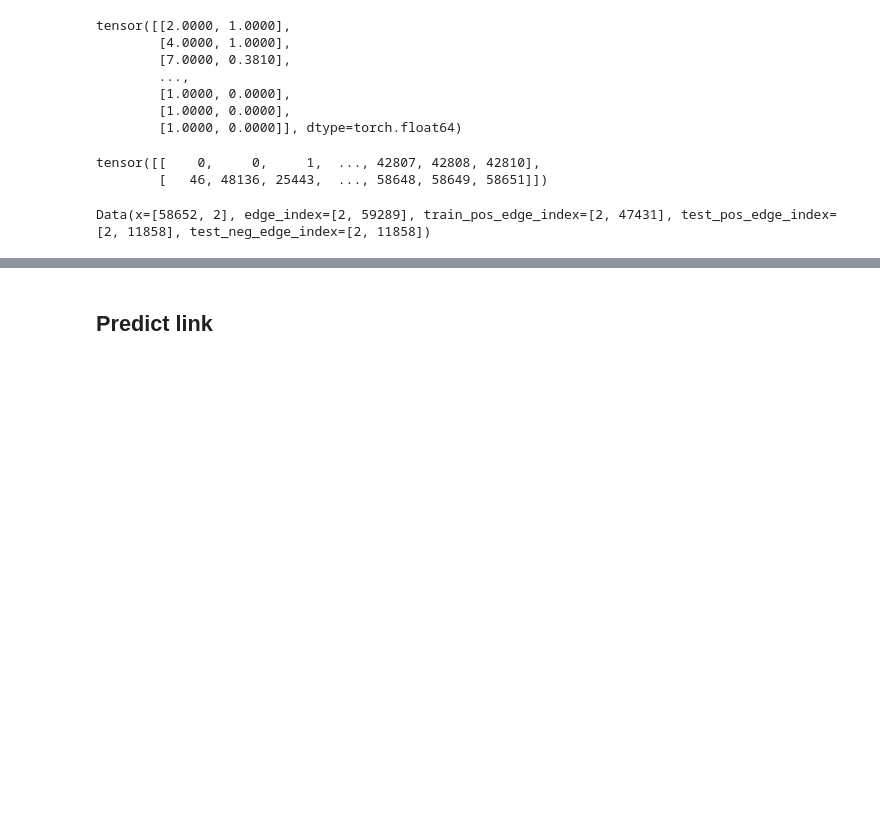
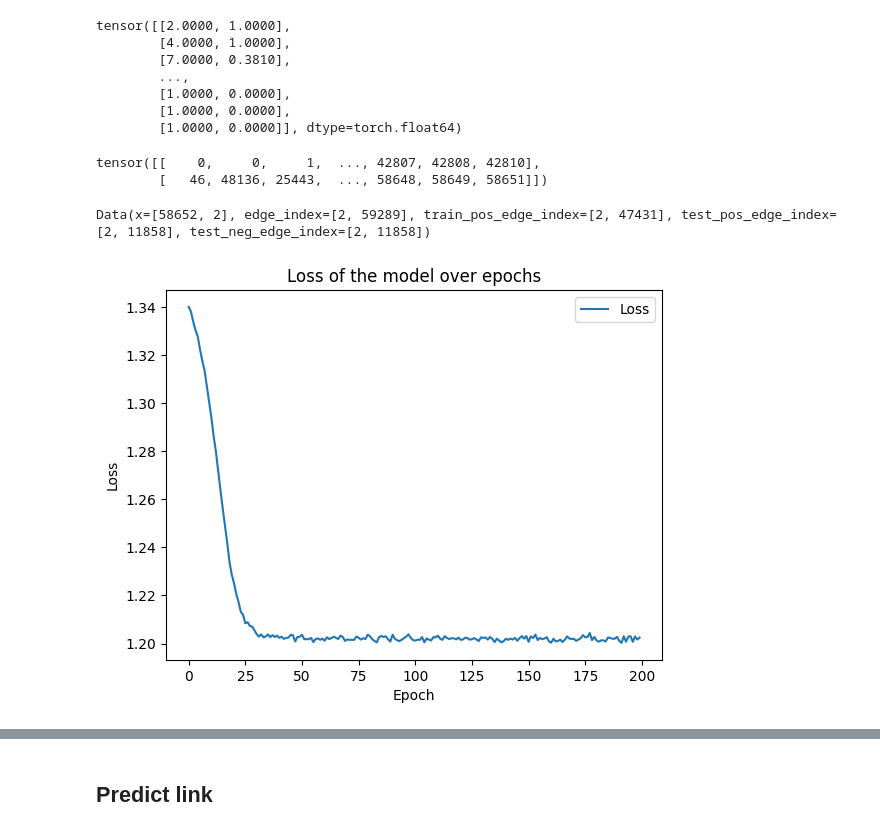
Before and after one commit to TheCuongt65/fraud_shopee_with_graph, a Jupyter notebook: Link Prediction for Shoppe using Graph Neural Networks.ipynb, the cells around one changed output, grey strips where cells are left out. Drawn from its saved outputs; the diff is of its cells as text; code cells hidden in the pictures; blank space fills up the shorter version.

```diff
--- a/Link Prediction for Shoppe using Graph Neural Networks.ipynb
+++ b/Link Prediction for Shoppe using Graph Neural Networks.ipynb
@@ -175,6 +175,7 @@ torch.Size([58652, 2])
 ## GNNs Model
 # %%
 import torch
+from torch.nn import Parameter, Linear
 import torch.nn.functional as F
 from torch_geometric.nn import GCNConv
 from torch_geometric.utils import negative_sampling
@@ -184,6 +185,7 @@ class LinkPredictionModel(torch.nn.Module):
         super(LinkPredictionModel, self).__init__()
         self.conv1 = GCNConv(num_features, hidden_channels)
         self.conv2 = GCNConv(hidden_channels, num_classes)
+        self.lin = Linear(num_classes, 1)
 
     def forward(self, x, edge_index):
         x = x.double()
@@ -191,7 +193,8 @@ class LinkPredictionModel(torch.nn.Module):
         # print(x)
         x = x.relu()
         x = self.conv2(x, edge_index)
-        # print(x)
+        x = self.lin(x)
+        x = torch.sigmoid(x)
         return x
 
 def train(model, data, optimizer):
@@ -210,6 +213,7 @@ def train(model, data, optimizer):
     loss = pos_loss + neg_loss
     loss.backward()
     optimizer.step()
+    return loss
 
 def test(model, data):
     model.eval()
@@ -239,14 +243,22 @@ model.conv1.lin.weight = torch.nn.Parameter(model.conv1.lin.weight.double())
 model.conv1.bias = torch.nn.Parameter(model.conv1.bias.double())
 model.conv2.lin.weight = torch.nn.Parameter(model.conv2.lin.weight.double())
 model.conv2.bias = torch.nn.Parameter(model.conv2.bias.double())
+model.lin.weight = torch.nn.Parameter(model.lin.weight.double())
+model.lin.bias = torch.nn.Parameter(model.lin.bias.double())
 
 optimizer = torch.optim.Adam(model.parameters(), lr=0.01)
 
-from sklearn.metrics import roc_auc_score
+from sklearn.metrics import roc_auc_score, accuracy_score
 
-for epoch in range(100):
-    train(model, data, optimizer)
+loss_list = []
+auc_list = []
+
+for epoch in range(200):
+    loss = train(model, data, optimizer)
     y_pred, y_true = test(model, data)
     auc_score = roc_auc_score(y_true, y_pred)
-    print(f'Epoch: {epoch:03d}, AUC: {auc_score:.4f}')
+    print(f'Epoch: {epoch:03d}, AUC: {auc_score:.4f}, Loss:{loss}')
+
+    loss_list.append(loss.item())
+    auc_list.append(auc_score)
 # %% [output]
@@ -293,3 +306,15 @@ tensor([[    0,     0,     1,  ..., 42807, 42808, 42810],
 data
 # %% [output]
 Data(x=[58652, 2], edge_index=[2, 59289], train_pos_edge_index=[2, 47431], test_pos_edge_index=[2, 11858], test_neg_edge_index=[2, 11858])
+# %%
+import matplotlib.pyplot as plt
+fig, ax = plt.subplots()
+ax.plot(loss_list, label='Loss')
+# ax.plot(auc_list, label='AUC')
+ax.set_title('Loss of the model over epochs')
+ax.set_xlabel('Epoch')
+ax.set_ylabel('Loss')
+ax.legend()
+plt.show()
+# %% [output]
+[figure, added]
```
Also changed, not shown: parts of 14 cells of this notebook, 2 other files.
